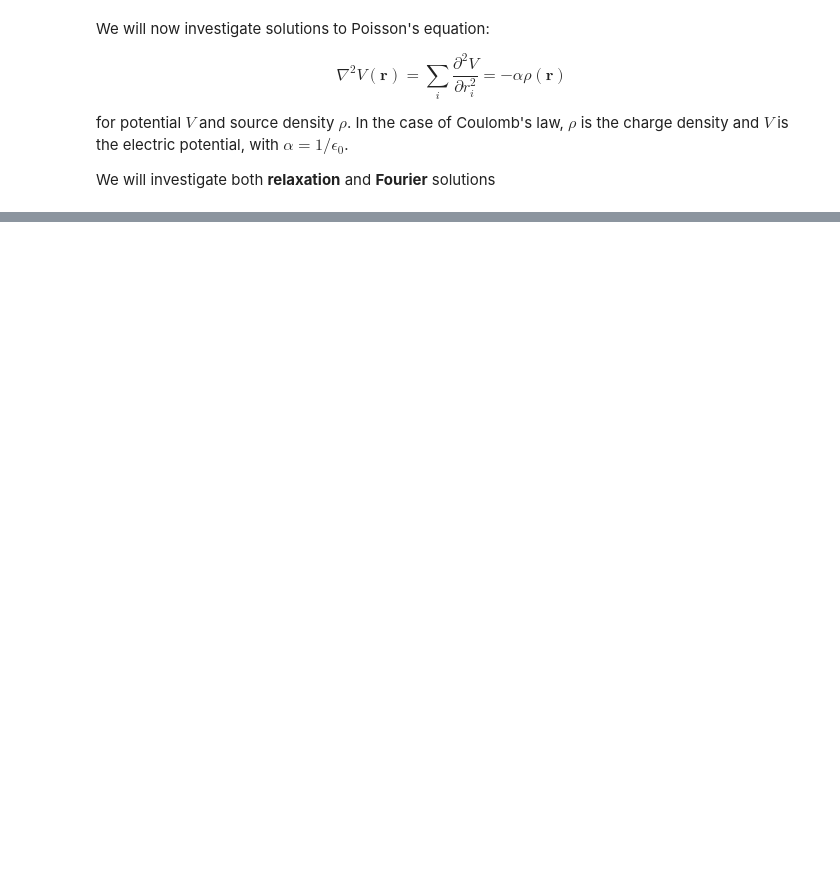
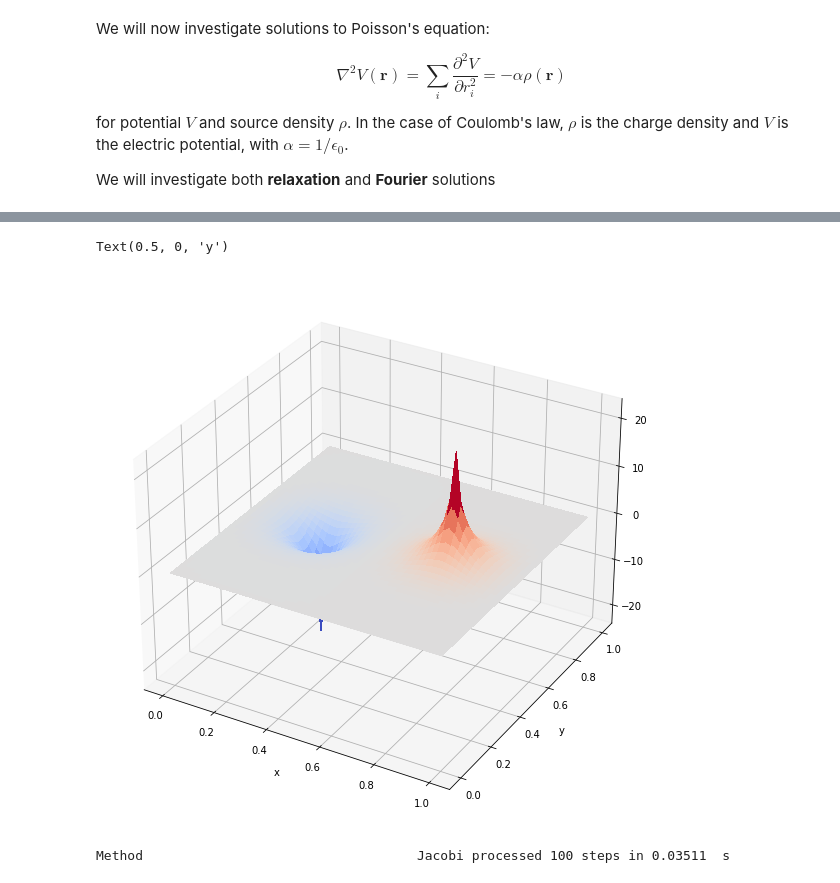
Before and after one commit to ubsuny/homework-2-nvidia-jetson, a Jupyter notebook: Problem2.ipynb, the cells around one changed output, grey strips where cells are left out. Saved outputs shown, nothing was run; the diff lists cells and outputs as text; code cells hidden in the pictures; blank space fills up the shorter version.

```diff
--- a/Problem2.ipynb
+++ b/Problem2.ipynb
@@ -19,0 +138,50 @@ ModuleNotFoundError: No module named 'mpl_toolkits'
+# %%
+L = 50
+N = L+2
+q = 10.0                # point charge
+i = N // 2                    # center of lattice
+h = 1/(L+1)
+rho = np.zeros( (N,N))
+rho[i,i+13] = q / h**2    # charge density
+rho[i,i-13] = -q / h**2    # charge density
+
+nsteps = 100
+steps = np.arange(nsteps)
+p = Poisson(L,rho, 'Jacobi')
+for i in steps :
+    p()
+# %%
+# Define the axes
+x = np.arange(0, p.h*(p.L+2), p.h)
+y = np.arange(0, p.h*(p.L+2), p.h)
+# Get the grid
+X, Y = np.meshgrid(x, y)
+# Set Z to the poisson V[i][j]
+Z = np.array( p.V )
+
+fig = plt.figure(1,figsize=(10, 10))
+ax = fig.gca(projection='3d')
+sur = ax.plot_surface( X, Y, Z, rstride=1, cstride=1, cmap=cm.coolwarm,
+                        linewidth=0, antialiased=False )
+plt.xlabel("x")
+plt.ylabel("y")
+# %% [output]
+Text(0.5, 0, 'y')
+[figure, added]
+# %%
+methods = ["Jacobi"]
+#methods = ["Jacobi", "GaussSeidel", "SuccessiveOverRelaxation"]
+solvers = []
+times = np.zeros( len(methods))
+for i,method in enumerate(methods) :
+    p = Poisson(L,rho, method)
+    err = []
+    t1 = time.perf_counter()
+    for j in steps :
+        ierr = p()
+    t2 = time.perf_counter()
+    solvers.append(p)
+    times[i] = (t2-t1)
+    print("Method %40s processed %d steps in %6.5f  s" % (method, len(steps), times[i]) )
+# %% [output]
+Method                                   Jacobi processed 100 steps in 0.03511  s
```
Also changed, not shown: parts of 5 cells of this notebook, 1 other file.
